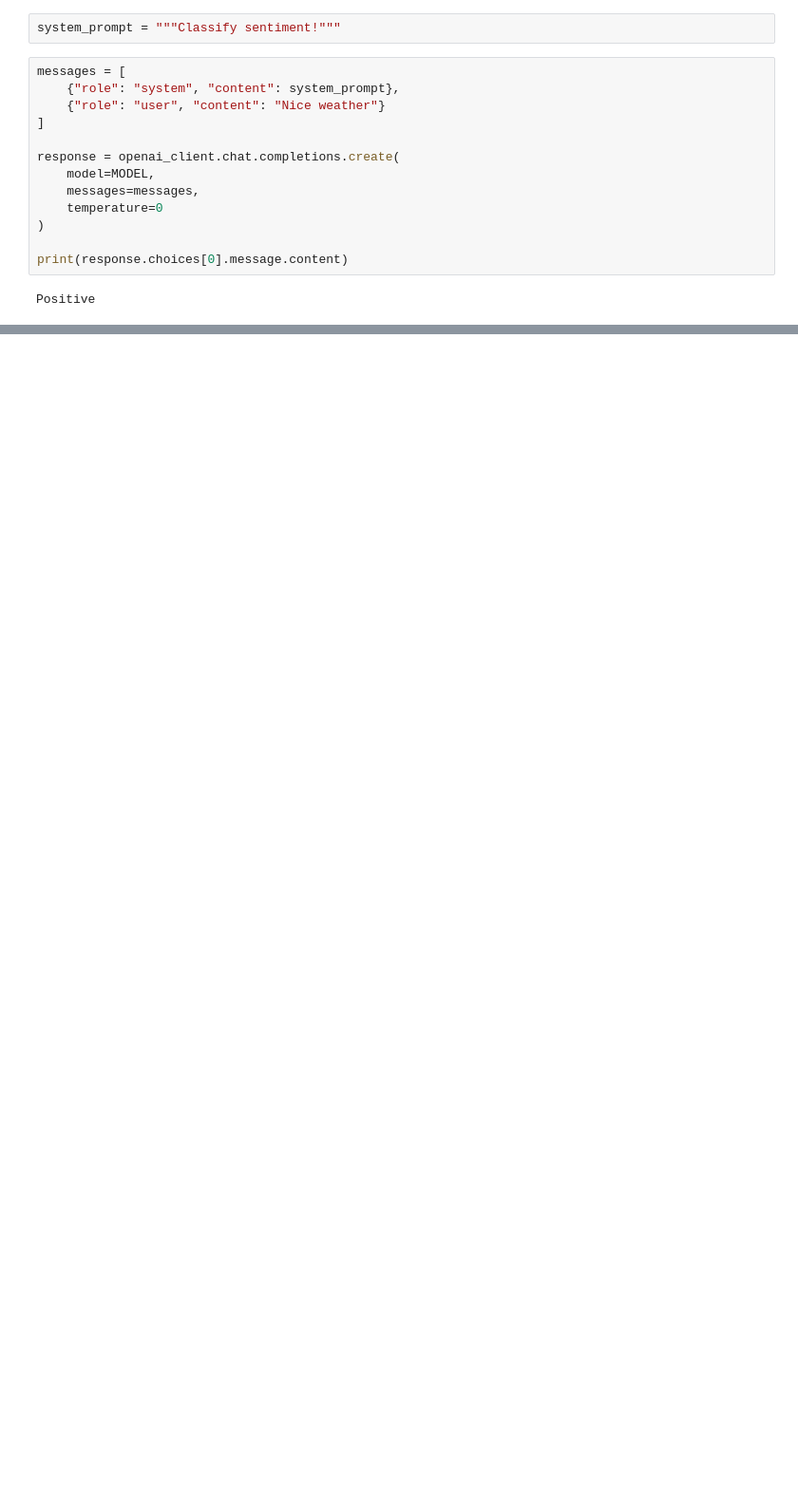
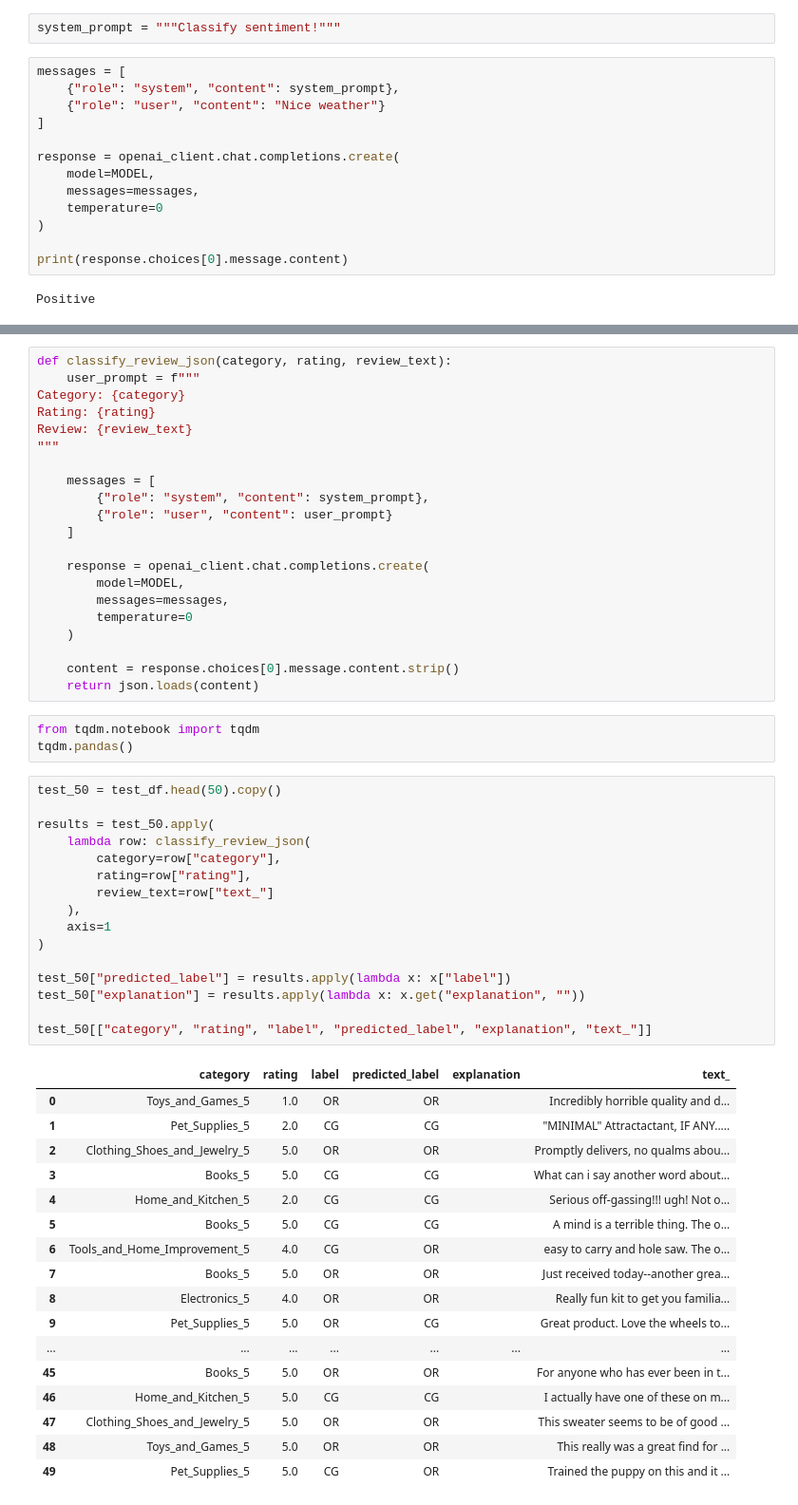
Before and after one commit to muellR/text_analysis, a Jupyter notebook: src/llm_prediction.ipynb, the cells around one changed output, grey strips where cells are left out. Shown at 95% size. Cells and saved outputs as stored; diff of their text form; blank space fills up the shorter version.

```diff
--- a/src/llm_prediction.ipynb
+++ b/src/llm_prediction.ipynb
@@ -102,0 +295,58 @@ Positive
+# %%
+def classify_review_json(category, rating, review_text):
+    user_prompt = f"""
+Category: {category}
+Rating: {rating}
+Review: {review_text}
+"""
+
+    messages = [
+        {"role": "system", "content": system_prompt},
+        {"role": "user", "content": user_prompt}
+    ]
+
+    response = openai_client.chat.completions.create(
+        model=MODEL,
+        messages=messages,
+        temperature=0
+    )
+
+    content = response.choices[0].message.content.strip()
+    return json.loads(content)
+# %%
+from tqdm.notebook import tqdm
+tqdm.pandas()
+# %%
+test_50 = test_df.head(50).copy()
+
+results = test_50.apply(
+    lambda row: classify_review_json(
+        category=row["category"],
+        rating=row["rating"],
+        review_text=row["text_"]
+    ),
+    axis=1
+)
+
+test_50["predicted_label"] = results.apply(lambda x: x["label"])
+test_50["explanation"] = results.apply(lambda x: x.get("explanation", ""))
+
+test_50[["category", "rating", "label", "predicted_label", "explanation", "text_"]]
+# %% [output]
+|  | category | rating | label | predicted_label | explanation | text_ |
+| 0 | Toys_and_Games_5 | 1.0 | OR | OR |  | Incredibly horrible quality and d... |
+| 1 | Pet_Supplies_5 | 2.0 | CG | CG |  | "MINIMAL" Attractactant, IF ANY..... |
+| 2 | Clothing_Shoes_and_Jewelry_5 | 5.0 | OR | OR |  | Promptly delivers, no qualms abou... |
+| 3 | Books_5 | 5.0 | CG | CG |  | What can i say another word about... |
+| 4 | Home_and_Kitchen_5 | 2.0 | CG | CG |  | Serious off-gassing!!! ugh! Not o... |
+| 5 | Books_5 | 5.0 | CG | CG |  | A mind is a terrible thing. The o... |
+| 6 | Tools_and_Home_Improvement_5 | 4.0 | CG | OR |  | easy to carry and hole saw. The o... |
+| 7 | Books_5 | 5.0 | OR | OR |  | Just received today--another grea... |
+| 8 | Electronics_5 | 4.0 | OR | OR |  | Really fun kit to get you familia... |
+| 9 | Pet_Supplies_5 | 5.0 | OR | CG |  | Great product. Love the wheels to... |
+| ... | ... | ... | ... | ... | ... | ... |
+| 45 | Books_5 | 5.0 | OR | OR |  | For anyone who has ever been in t... |
+| 46 | Home_and_Kitchen_5 | 5.0 | CG | CG |  | I actually have one of these on m... |
+| 47 | Clothing_Shoes_and_Jewelry_5 | 5.0 | OR | OR |  | This sweater seems to be of good ... |
+| 48 | Toys_and_Games_5 | 5.0 | OR | OR |  | This really was a great find for ... |
+| 49 | Pet_Supplies_5 | 5.0 | CG | OR |  | Trained the puppy on this and it ... |
```
Also changed, not shown: parts of 10 cells of this notebook.
